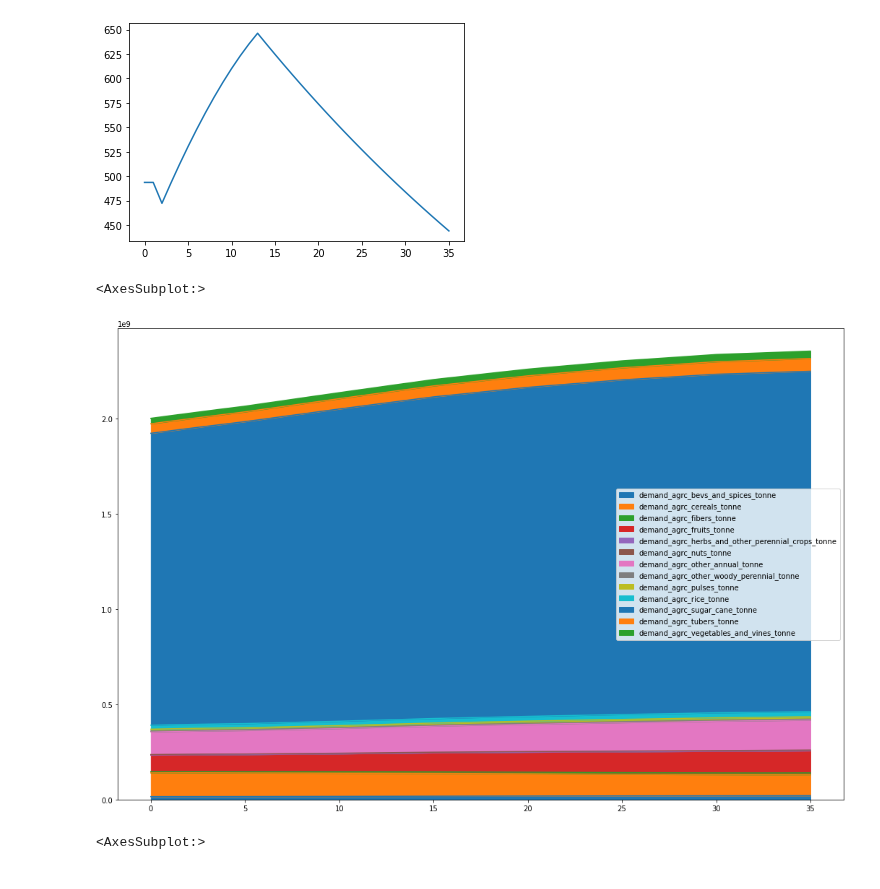
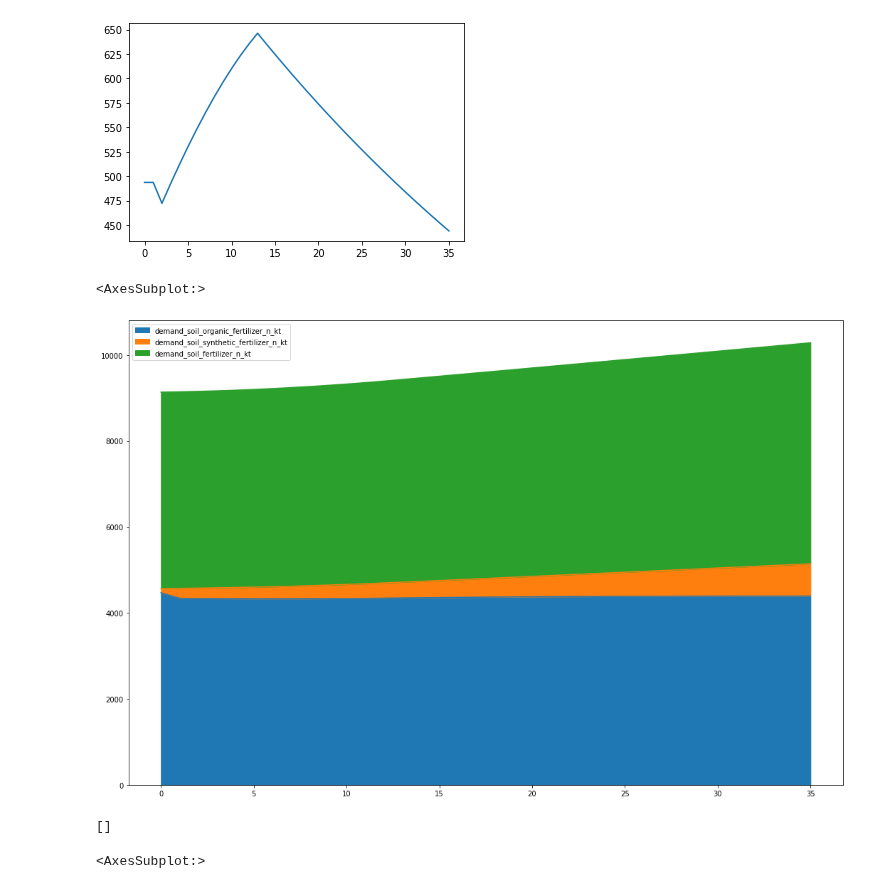
Before and after one commit to jarojasag/lac_decarbonization, a Jupyter notebook: python/build_energy.ipynb, the cells around one changed output. Cells and saved outputs as stored; diff of their text form; code cells hidden in the pictures.

```diff
--- a/python/build_energy.ipynb
+++ b/python/build_energy.ipynb
@@ -28,0 +56,5 @@ importlib.reload(se)
+# %%
+df_fields = pd.read_csv("/Users/jsyme/Desktop/tmp.csv")
+kk = [x.lower().replace(" ", "_") for x in df_fields["field"]]
+for k in kk:
+    print(f"``{k}``")
@@ -161,13 +211,18 @@ Name: emission_co2e_co2_agrc_soil_carbon_mineral_soils, dtype: float64
 # %%
 fig, ax = plt.subplots(figsize = (18, 12))
 #ax.set_ylim(0, 50000000)
 #df_output[[x for x in df_output.columns if ("area_lndu" in x) and ("conversion" not in x)]].plot.area(ax = ax)
 #df_output[[x for x in df_output.columns if ("emission_co2e_" in x) and ("subsector" not in x) and ("soil" in x) and ("agrc" not in x)]].plot.area(ax = ax)
 #df_output[[x for x in df_output.columns if "net_imports_agrc" in x]].plot(ax = ax)
-df_output[[x for x in df_output.columns if ("demand_agrc_" in x)]].plot.area(ax = ax)
+df_output[[x for x in df_output.columns if ("soil" in x) and ("dema" in x)]].plot.area(ax = ax)
 # %% [output]
 <AxesSubplot:>
-[figure, old version]
+[figure, new version]
+# %%
+df_tmp = pd.read_csv("/Users/jsyme/Downloads/output_afolu_all_2022_07_21.csv");
+[x for x in df_tmp.columns if "demand" in x]
+# %% [output]
+[]
 # %%
 fix, ax = plt.subplots(figsize = (15, 10))
 df_output[[x for x in df_output.columns if ("area_lndu" in x) and ("conversion" not in x)]].plot(ax = ax)
```
Also changed, not shown: parts of 6 cells of this notebook, 7 other files.
